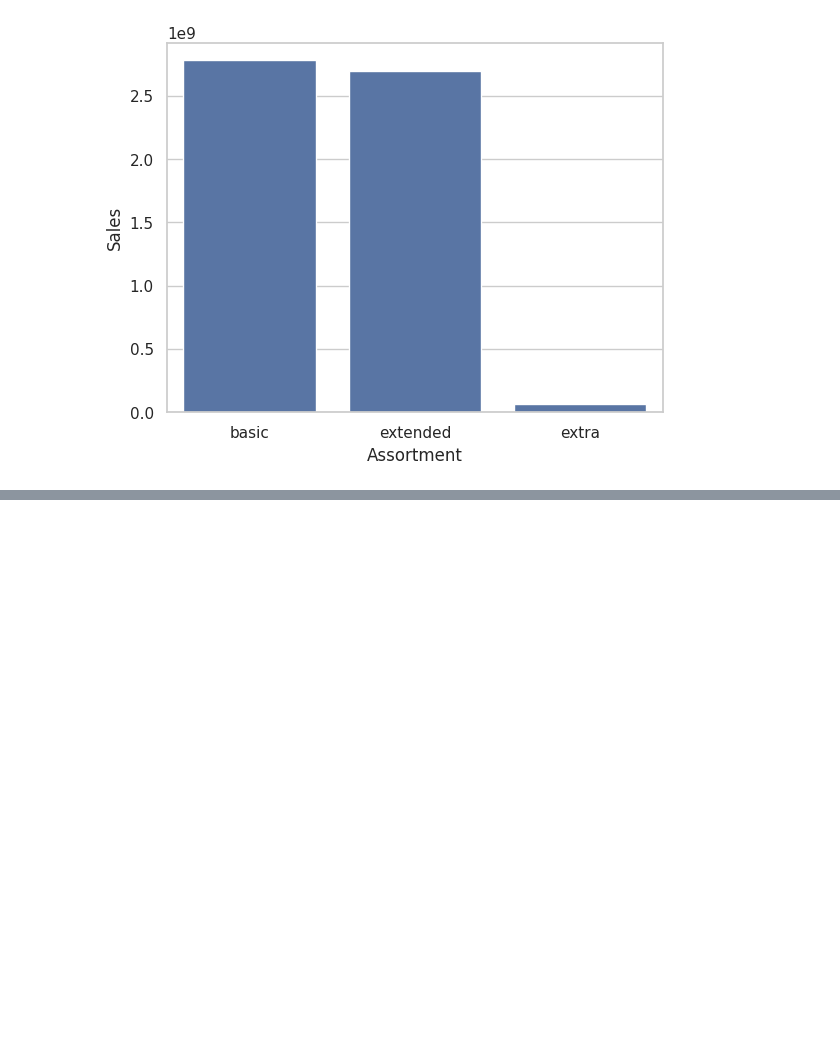
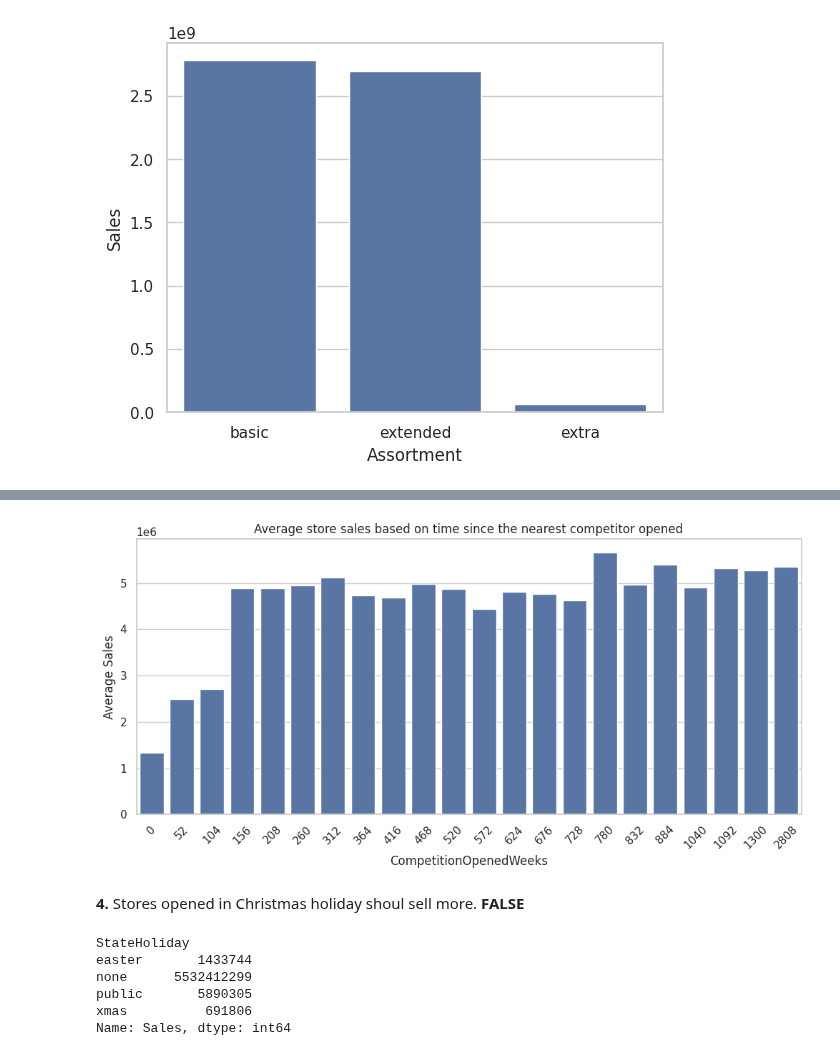
Before and after one commit to ezequielpf/rossmann_sales_prediction, a Jupyter notebook: notebooks/store_sales_predict_v1.ipynb, the cells around one changed output, grey strips where cells are left out. Drawn from its saved outputs; the diff is of its cells as text; code cells hidden in the pictures; blank space fills up the shorter version.

```diff
--- a/notebooks/store_sales_predict_v1.ipynb
+++ b/notebooks/store_sales_predict_v1.ipynb
@@ -566,0 +539,29 @@ df_train[["CompetitionDistance", "Sales"]].groupby("CompetitionDistance").sum()
+# %%
+max_year_sales = df_train.groupby(["Store"])["Date"].max().dt.year.reset_index()
+max_year_sales.rename(columns={"Date": "CurrentYear"}, inplace=True)
+# %%
+hyp3 = df_train[["Store", "CompetitionOpenSinceYear", "Sales"]]\
+    .groupby(["Store", "CompetitionOpenSinceYear"])["Sales"].sum().reset_index()
+# %%
+hyp3 = pd.merge(hyp3, max_year_sales, on="Store", how="left")
+hyp3["CompetitionOpenedWeeks"] = (hyp3["CurrentYear"] - hyp3["CompetitionOpenSinceYear"]) * 52
+# %%
+fig, ax = plt.subplots(figsize=(12,5))
+sns.barplot(hyp3.groupby("CompetitionOpenedWeeks")["Sales"].mean(), ax=ax)
+#sns.barplot(data=hyp3, x="CompetitionOpenedWeeks", y="Sales", ax=ax, errorbar="sd")
+plt.title("Average store sales based on time since the nearest competitor opened")
+plt.ylabel("Average Sales")
+plt.xticks(rotation=45);
+# %% [output]
+[figure, added]
+# %% [markdown]
+**4.** Stores opened in Christmas holiday shoul sell more. **FALSE**
+# %%
+df_train.groupby("StateHoliday")["Sales"].sum()
+# %% [output]
+StateHoliday
+easter       1433744
+none      5532412299
+public       5890305
+xmas          691806
+Name: Sales, dtype: int64
```
Also changed, not shown: parts of 35 cells of this notebook.
